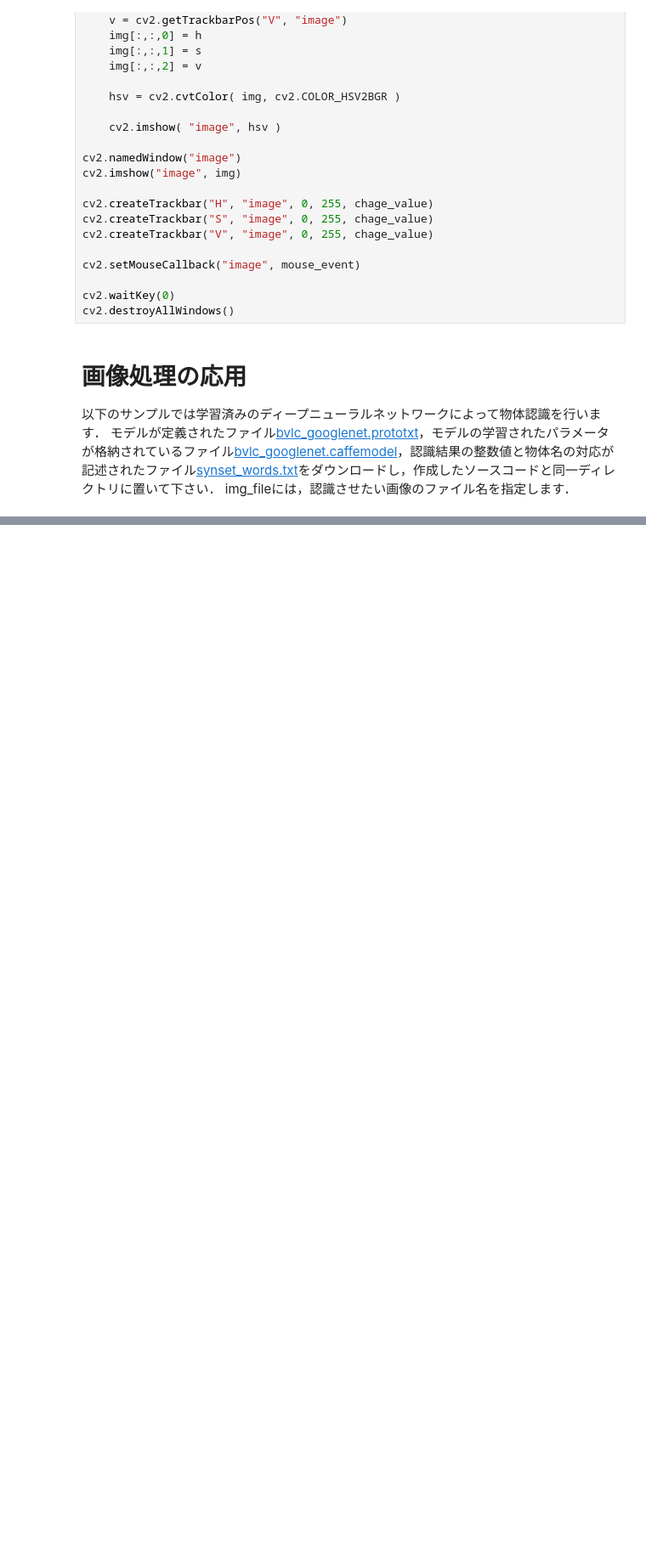
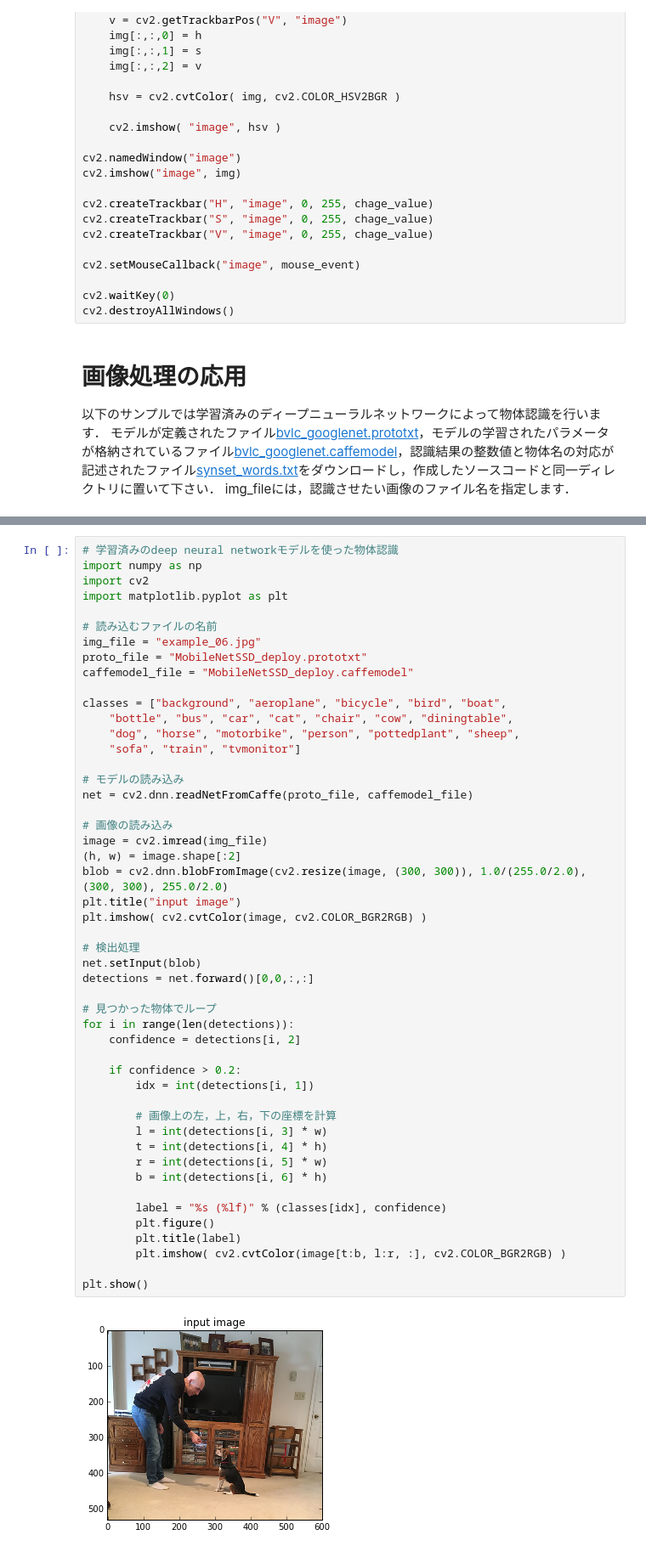
Before and after one commit to naka-tomo/practice_python, a Jupyter notebook: 6_opencv.ipynb, the cells around one changed output, grey strips where cells are left out. Shown at 85% size. Cells and saved outputs as stored; diff of their text form; blank space fills up the shorter version.

```diff
--- a/6_opencv.ipynb
+++ b/6_opencv.ipynb
@@ -356,0 +358,51 @@ plt.show()
+# %%
+# 学習済みのdeep neural networkモデルを使った物体認識
+import numpy as np
+import cv2
+import matplotlib.pyplot as plt
+
+# 読み込むファイルの名前
+img_file = "example_06.jpg"
+proto_file = "MobileNetSSD_deploy.prototxt"
+caffemodel_file = "MobileNetSSD_deploy.caffemodel"
+
+classes = ["background", "aeroplane", "bicycle", "bird", "boat",
+    "bottle", "bus", "car", "cat", "chair", "cow", "diningtable",
+    "dog", "horse", "motorbike", "person", "pottedplant", "sheep",
+    "sofa", "train", "tvmonitor"]
+
+# モデルの読み込み
+net = cv2.dnn.readNetFromCaffe(proto_file, caffemodel_file)
+
+# 画像の読み込み
+image = cv2.imread(img_file)
+(h, w) = image.shape[:2]
+blob = cv2.dnn.blobFromImage(cv2.resize(image, (300, 300)), 1.0/(255.0/2.0), (300, 300), 255.0/2.0)
+plt.title("input image")
+plt.imshow( cv2.cvtColor(image, cv2.COLOR_BGR2RGB) )
+
+# 検出処理
+net.setInput(blob)
+detections = net.forward()[0,0,:,:]
+
+# 見つかった物体でループ
+for i in range(len(detections)):
+    confidence = detections[i, 2]
+
+    if confidence > 0.2:
+        idx = int(detections[i, 1])
+
+        # 画像上の左，上，右，下の座標を計算
+        l = int(detections[i, 3] * w)
+        t = int(detections[i, 4] * h)
+        r = int(detections[i, 5] * w)
+        b = int(detections[i, 6] * h)
+
+        label = "%s (%lf)" % (classes[idx], confidence)
+        plt.figure()
+        plt.title(label)
+        plt.imshow( cv2.cvtColor(image[t:b, l:r, :], cv2.COLOR_BGR2RGB) )
+
+plt.show()
+# %% [output]
+[figure, added]
```
Also changed, not shown: parts of 4 cells of this notebook.
